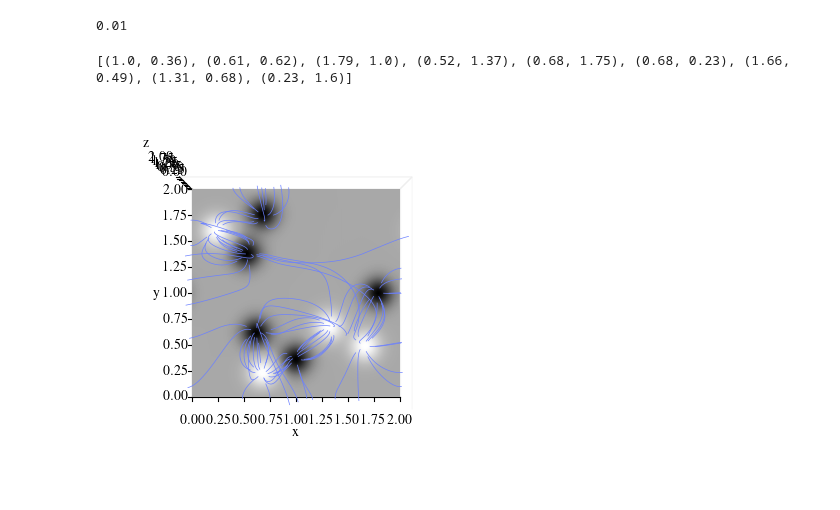
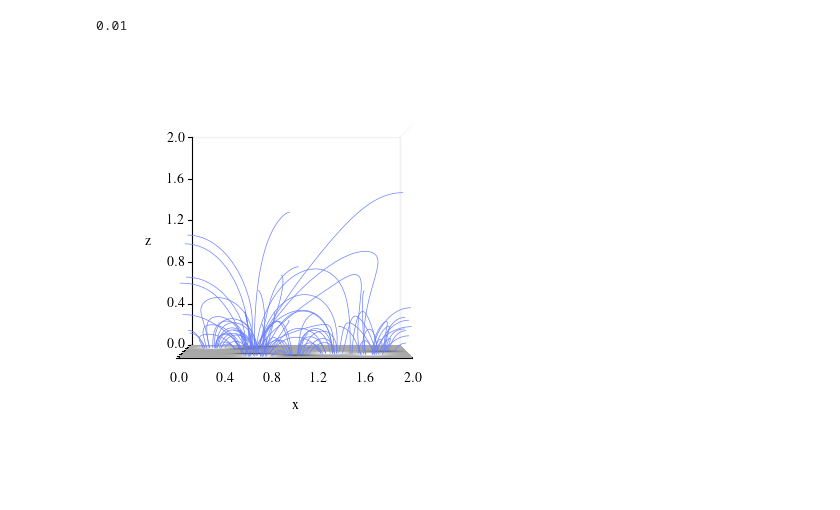
Before and after one commit to LMNadol/mflex, a Jupyter notebook: mhsflex/test.ipynb, the cells around one changed output. Cells and saved outputs as stored; diff of their text form; code cells hidden in the pictures; blank space fills up the shorter version.

```diff
--- a/mhsflex/test.ipynb
+++ b/mhsflex/test.ipynb
@@ -59,7 +56,6 @@ fex = Field3d(
     "/Users/lilli/Desktop/mflex/mhsflex/testfile.npy", a, b, alpha, z0, deltaz
 )
 # %%
-fex.plot()
+fex.plot(1, 1)
 # %% [output]
-[(1.0, 0.36), (0.61, 0.62), (1.79, 1.0), (0.52, 1.37), (0.68, 1.75), (0.68, 0.23), (1.66, 0.49), (1.31, 0.68), (0.23, 1.6)]
-[figure, old version]
+[figure, new version]
```
Also changed, not shown: parts of 8 cells of this notebook, 4 other files.
